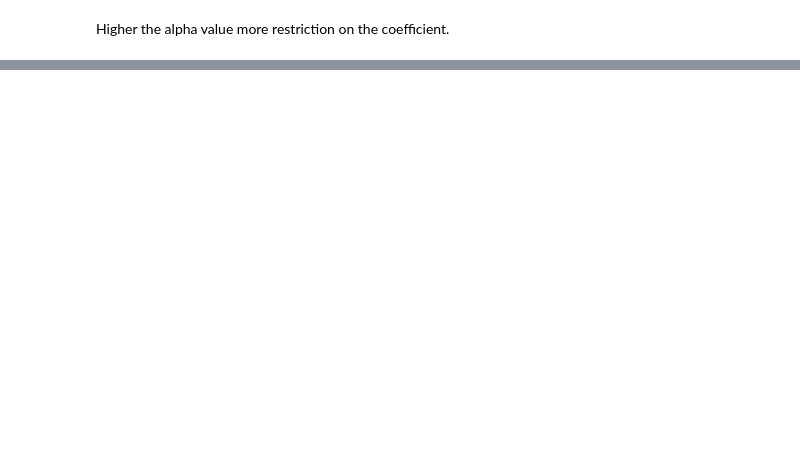
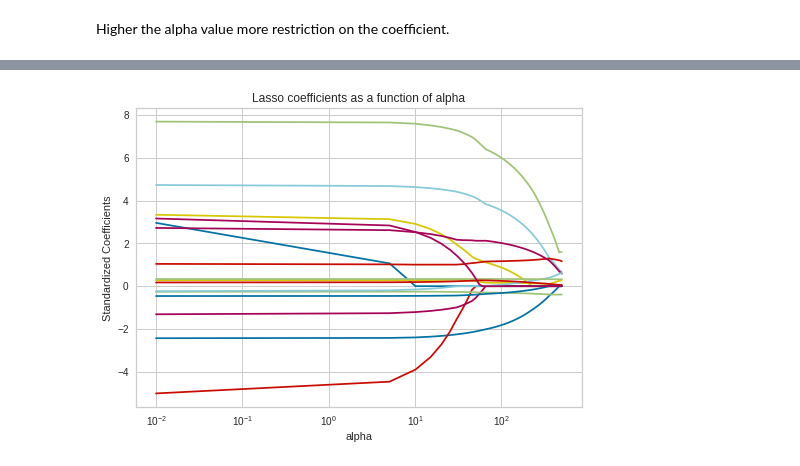
Before and after one commit to epic-coder97/Data-602, a Jupyter notebook: Homework_|_Week_5.ipynb, the cells around one changed output, grey strips where cells are left out. Saved outputs shown, nothing was run; the diff lists cells and outputs as text; code cells hidden in the pictures; blank space fills up the shorter version.

```diff
--- a/Homework_|_Week_5.ipynb
+++ b/Homework_|_Week_5.ipynb
@@ -124,0 +182,23 @@ Higher the alpha value more restriction on the coefficient.
+# %%
+from sklearn import metrics
+import numpy as np
+
+lm = LinearRegression()
+lm.fit(X_train,y_train)
+#predictions on train data
+x_pred = lm.predict(X_train)
+x_pred = x_pred.reshape(-1,1)
+#Prediction of validation data
+y_predictions = lm.predict(X_test)
+y_predictions= y_predictions.reshape(-1,1)
+def scores_(y,x):
+  print('MAE:', metrics.mean_absolute_error(y, x))
+  print('MSE:', metrics.mean_squared_error(y, x))
+  print('RMSE:', np.sqrt(metrics.mean_squared_error(y, x)))
+  print('R2 Score:' ,metrics.r2_score(y,x))
+  print('InSample_accuracy')
+scores_(y_train, x_pred)
+print('---------------------------')
+print('OutSample_accuracy')
+
+scores_(y_test,y_predictions  )
@@ -124,0 +218,23 @@ Higher the alpha value more restriction on the coefficient.
+# %%
+import numpy as np
+import matplotlib.pyplot as plt
+
+alphas = np.linspace(0.01,500,100)
+lasso = Lasso(max_iter=10000)
+coefs = []
+
+for a in alphas:
+    lasso.set_params(alpha=a)
+    lasso.fit(X_train, y_train)
+    coefs.append(lasso.coef_)
+
+ax = plt.gca()
+
+ax.plot(alphas, coefs)
+ax.set_xscale('log')
+plt.axis('tight')
+plt.xlabel('alpha')
+plt.ylabel('Standardized Coefficients')
+plt.title('Lasso coefficients as a function of alpha');
+# %% [output]
+[figure, added]
```
Also changed, not shown: parts of 27 cells of this notebook.
